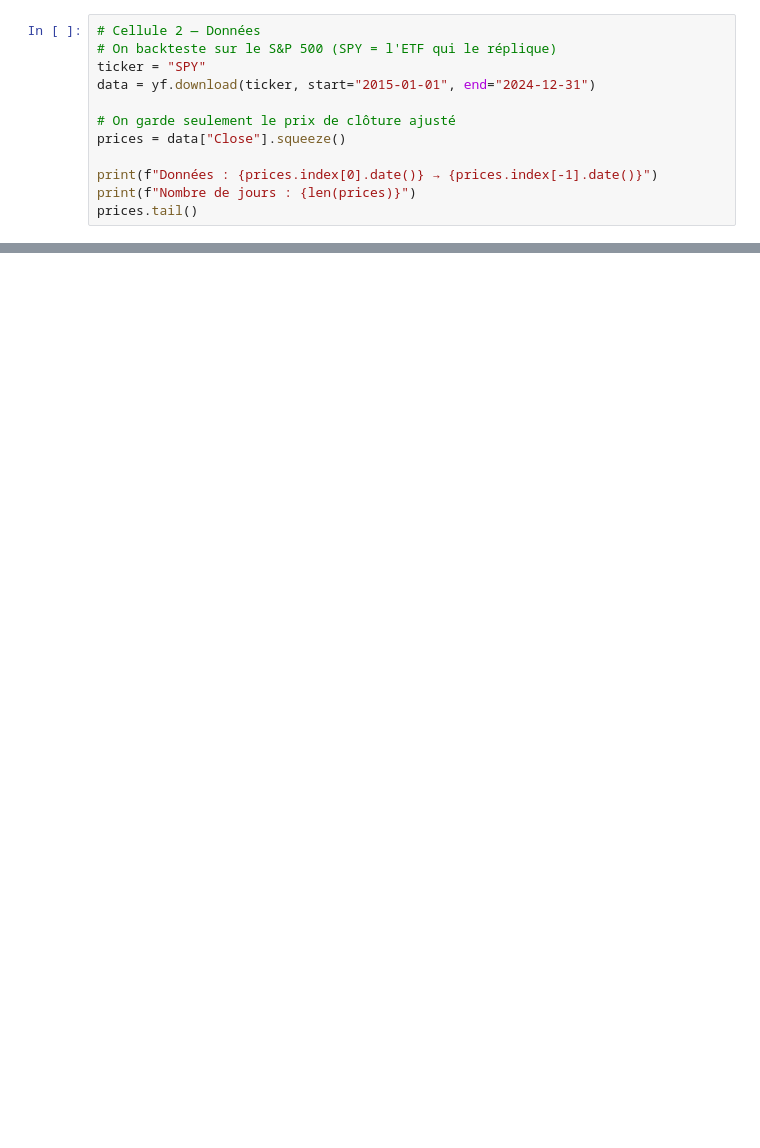
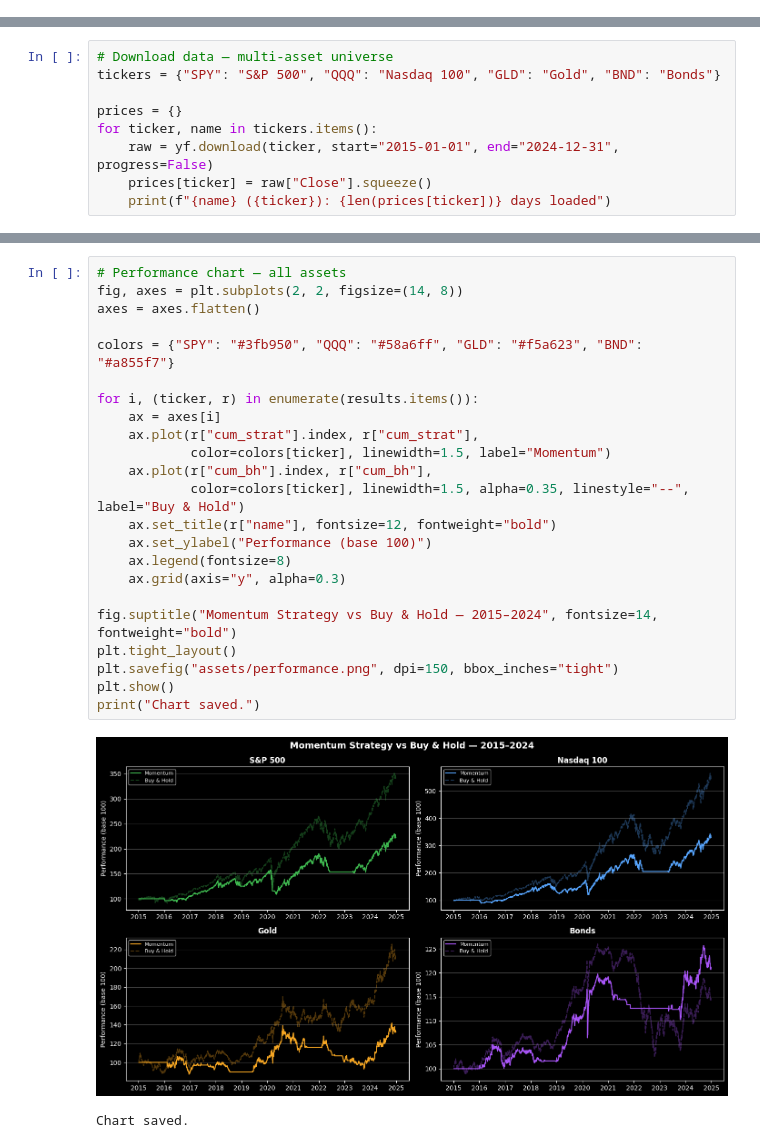
Before and after one commit to Benjadeville/momentum-backtest, a Jupyter notebook: momentum_backtest.ipynb, the cells around one changed output, grey strips where cells are left out. Drawn from its saved outputs; the diff is of its cells as text; blank space fills up the shorter version.

Commit message:
Add multi-asset backtest, drawdown chart and window comparison

```diff
--- a/momentum_backtest.ipynb
+++ b/momentum_backtest.ipynb
@@ -11,12 +10,0 @@ plt.style.use('dark_background')
-# %%
-# Cellule 2 — Données
-# On backteste sur le S&P 500 (SPY = l'ETF qui le réplique)
-ticker = "SPY"
-data = yf.download(ticker, start="2015-01-01", end="2024-12-31")
-
-# On garde seulement le prix de clôture ajusté
-prices = data["Close"].squeeze()
-
-print(f"Données : {prices.index[0].date()} → {prices.index[-1].date()}")
-print(f"Nombre de jours : {len(prices)}")
-prices.tail()
@@ -79,0 +11,9 @@ cumulative_strategy = cumulative_strategy.dropna()
+# %%
+# Download data — multi-asset universe
+tickers = {"SPY": "S&P 500", "QQQ": "Nasdaq 100", "GLD": "Gold", "BND": "Bonds"}
+
+prices = {}
+for ticker, name in tickers.items():
+    raw = yf.download(ticker, start="2015-01-01", end="2024-12-31", progress=False)
+    prices[ticker] = raw["Close"].squeeze()
+    print(f"{name} ({ticker}): {len(prices[ticker])} days loaded")
@@ -154,0 +93,26 @@ Graphique sauvegardé dans assets/performance.png
+# %%
+# Performance chart — all assets
+fig, axes = plt.subplots(2, 2, figsize=(14, 8))
+axes = axes.flatten()
+
+colors = {"SPY": "#3fb950", "QQQ": "#58a6ff", "GLD": "#f5a623", "BND": "#a855f7"}
+
+for i, (ticker, r) in enumerate(results.items()):
+    ax = axes[i]
+    ax.plot(r["cum_strat"].index, r["cum_strat"],
+            color=colors[ticker], linewidth=1.5, label="Momentum")
+    ax.plot(r["cum_bh"].index, r["cum_bh"],
+            color=colors[ticker], linewidth=1.5, alpha=0.35, linestyle="--", label="Buy & Hold")
+    ax.set_title(r["name"], fontsize=12, fontweight="bold")
+    ax.set_ylabel("Performance (base 100)")
+    ax.legend(fontsize=8)
+    ax.grid(axis="y", alpha=0.3)
+
+fig.suptitle("Momentum Strategy vs Buy & Hold — 2015–2024", fontsize=14, fontweight="bold")
+plt.tight_layout()
+plt.savefig("assets/performance.png", dpi=150, bbox_inches="tight")
+plt.show()
+print("Chart saved.")
+# %% [output]
+[figure, added]
+Chart saved.
```
Also changed, not shown: parts of 10 cells of this notebook, 3 other files.
